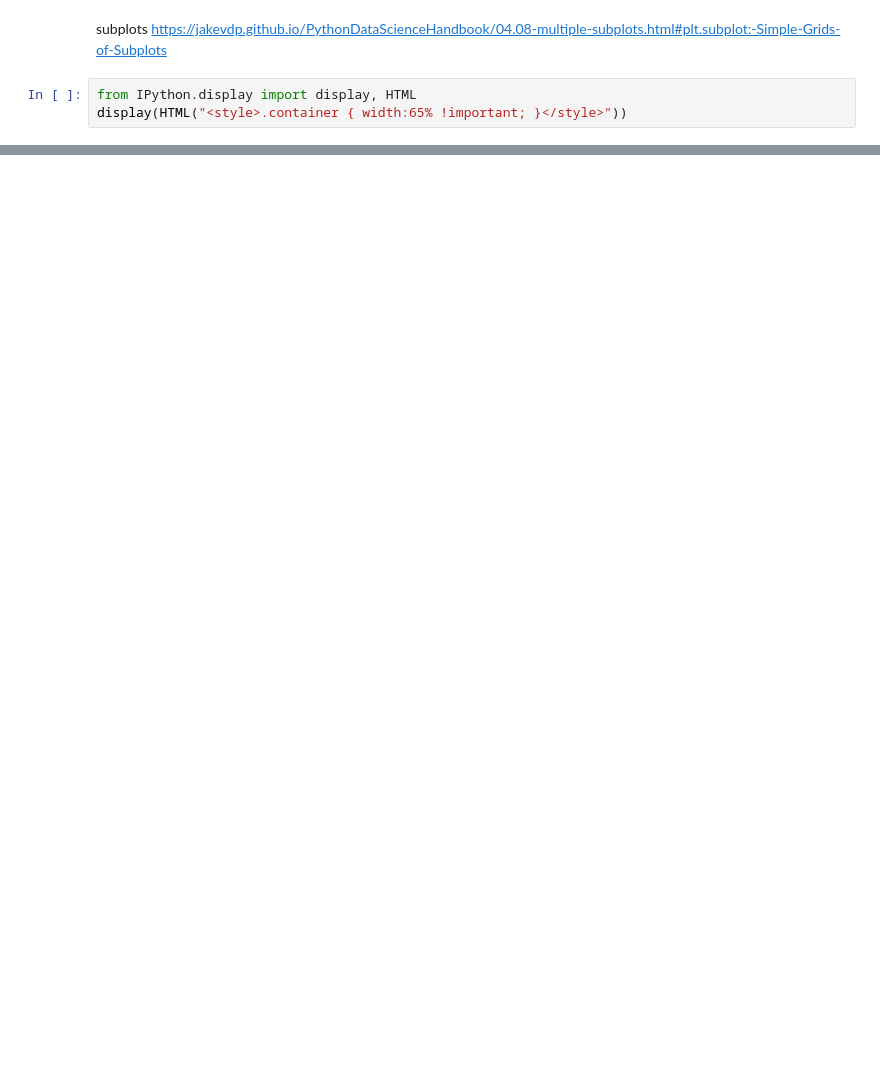
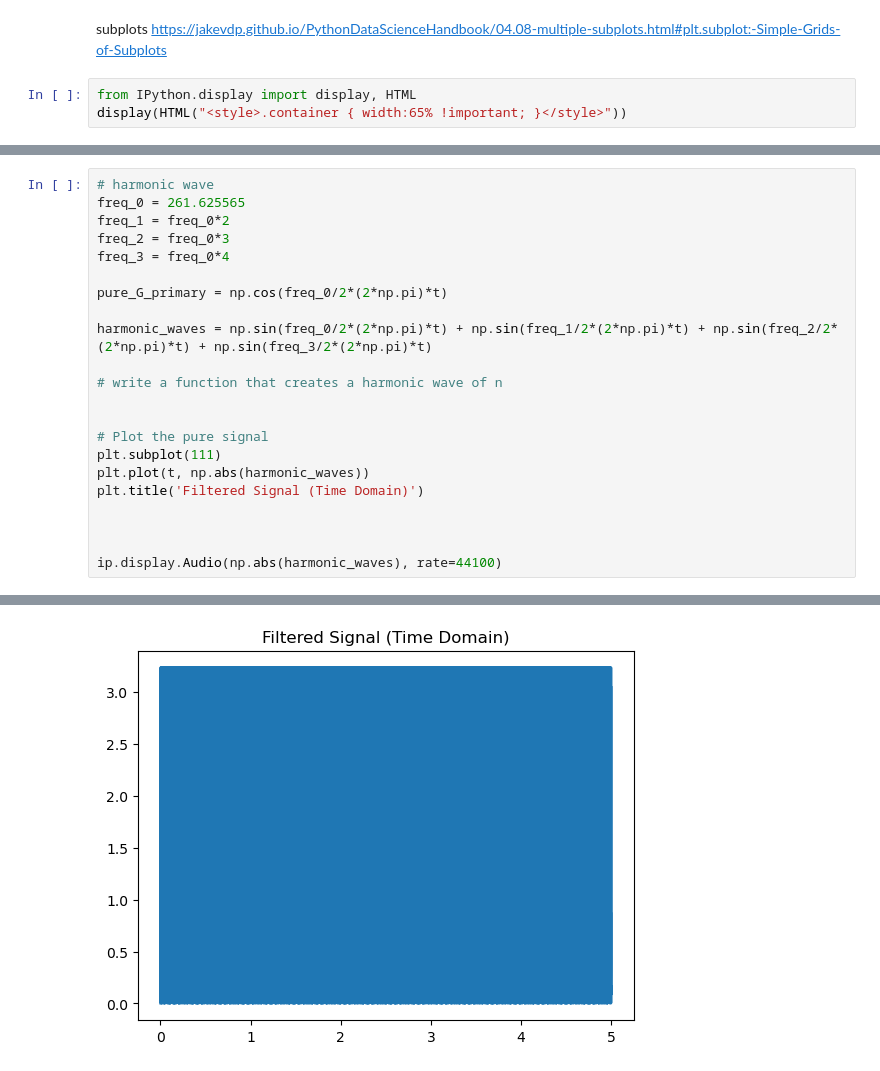
Before and after one commit to SandysPappy/FFT, a Jupyter notebook: vanilla_high_pass_filter.ipynb, the cells around one changed output, grey strips where cells are left out. Cells and saved outputs as stored; diff of their text form; blank space fills up the shorter version.

Commit message:
Added small notes on harmonics and created a harmonic middle C

```diff
--- a/vanilla_high_pass_filter.ipynb
+++ b/vanilla_high_pass_filter.ipynb
@@ -137,0 +135,23 @@ ip.display.Audio(np.abs(pure_G), rate=44100)
+# %%
+# harmonic wave
+freq_0 = 261.625565
+freq_1 = freq_0*2
+freq_2 = freq_0*3
+freq_3 = freq_0*4
+
+pure_G_primary = np.cos(freq_0/2*(2*np.pi)*t)
+
+harmonic_waves = np.sin(freq_0/2*(2*np.pi)*t) + np.sin(freq_1/2*(2*np.pi)*t) + np.sin(freq_2/2*(2*np.pi)*t) + np.sin(freq_3/2*(2*np.pi)*t)
+
+# write a function that creates a harmonic wave of n
+
+
+# Plot the pure signal
+plt.subplot(111)
+plt.plot(t, np.abs(harmonic_waves))
+plt.title('Filtered Signal (Time Domain)')
+
+
+
+ip.display.Audio(np.abs(harmonic_waves), rate=44100)
+# %% [output]
@@ -137,0 +159 @@ ip.display.Audio(np.abs(pure_G), rate=44100)
+[figure, added]
```
Also changed, not shown: parts of 10 cells of this notebook.
